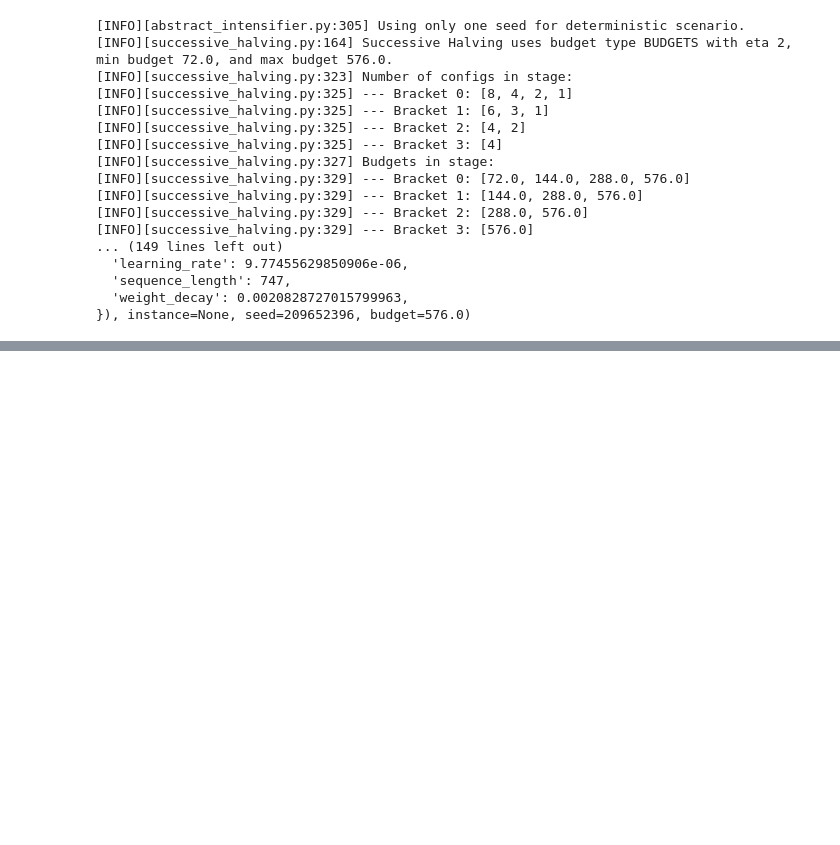
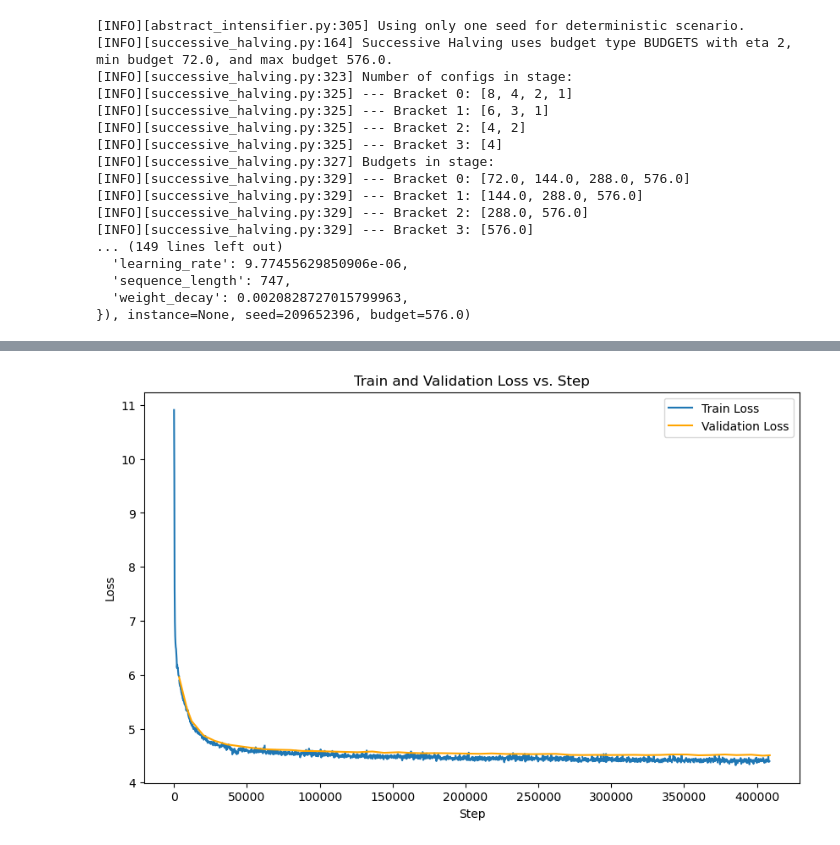
Before and after one commit to karpathy/llm.c, a Jupyter notebook: HPO_testing.ipynb, the cells around one changed output, grey strips where cells are left out. Drawn from its saved outputs; the diff is of its cells as text; code cells hidden in the pictures; blank space fills up the shorter version.

Commit message:
Adjusting the new configuration space and adding the wandb egraph extraction

```diff
--- a/HPO_testing.ipynb
+++ b/HPO_testing.ipynb
@@ -134,0 +110,11 @@ TrialInfo(config=Configuration(values={
+# %%
+import wandb
+api = wandb.Api()
+user = "o-swelam"
+project = "LLMs"
+
+# Initialize the API
+api = wandb.Api()
+
+# Fetch all runs from the project
+runs = api.runs(f"{user}/{project}")
@@ -134,0 +139,9 @@ TrialInfo(config=Configuration(values={
+# %%
+import pandas as pd
+
+combined_df = pd.concat(matching_runs).sort_values("step").reset_index(drop=True)
+deduplicated_df = combined_df.drop_duplicates(subset='step', keep='last')
+
+# Sort again by step (optional, if you want it sorted after deduplication)
+deduplicated_df = deduplicated_df.sort_values("step").reset_index(drop=True)
+deduplicated_df
@@ -134,0 +162,26 @@ TrialInfo(config=Configuration(values={
+# %%
+import matplotlib.pyplot as plt
+
+# Plotting train and validation losses on the same plot
+plt.figure(figsize=(10, 6))
+
+# Plot train loss
+plt.plot(deduplicated_df['step'], deduplicated_df['avg train loss'], label='Train Loss')
+
+# Plot validation loss, filtering out the zero or negative values
+plt.plot(deduplicated_df[deduplicated_df['val_loss'] > 0]['step'],
+         deduplicated_df[deduplicated_df['val_loss'] > 0]['val_loss'],
+         label='Validation Loss', color='orange')
+
+# Add labels and title
+plt.title('Train and Validation Loss vs. Step')
+plt.xlabel('Step')
+plt.ylabel('Loss')
+
+# Show legend
+plt.legend()
+
+# Display the plot
+plt.show()
+# %% [output]
+[figure, added]
```
Also changed, not shown: parts of 4 cells of this notebook, 3 other files.
